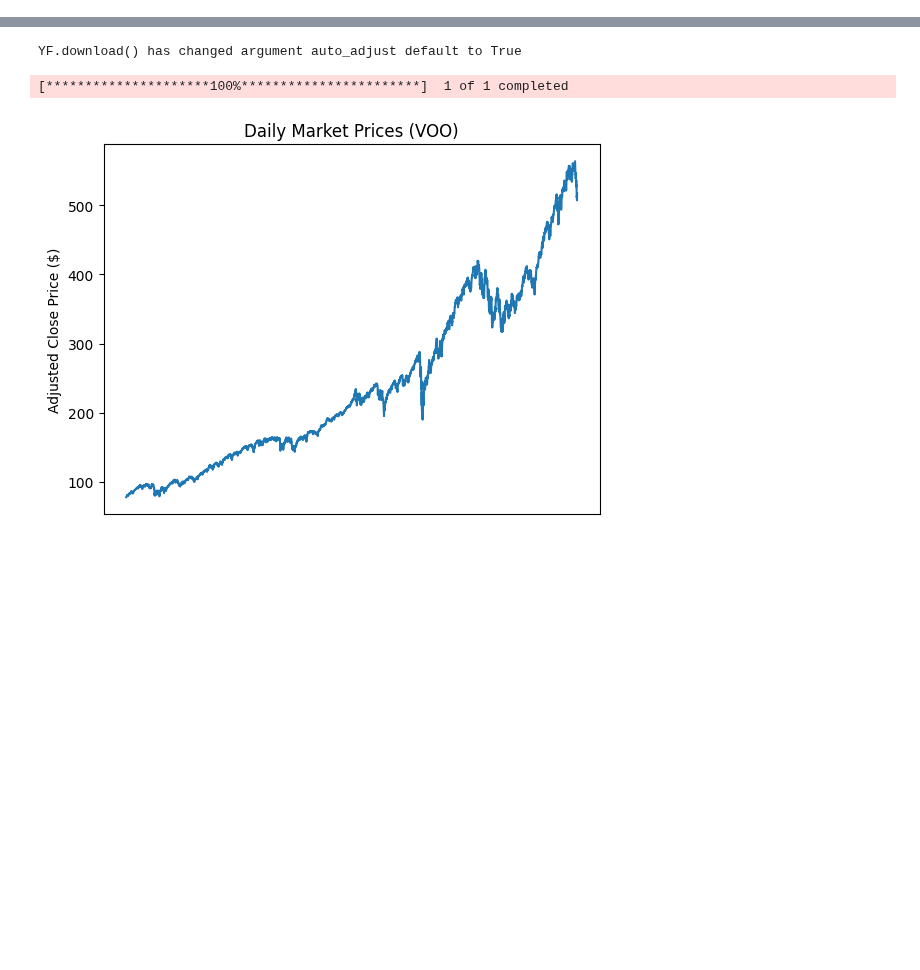
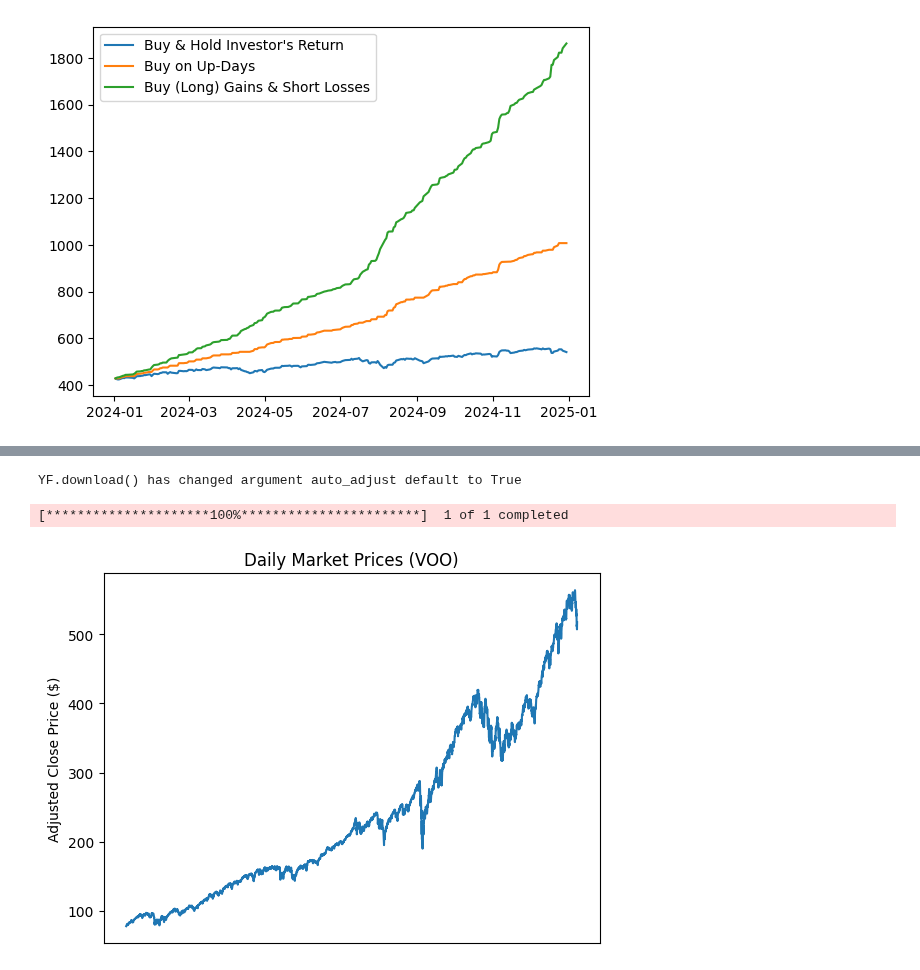
Before and after one commit to adamcataldo/letsbuildmodels, a Jupyter notebook: notebooks/stock_forecasting/market_forecasts.ipynb, the cells around one changed output, grey strips where cells are left out. Cells and saved outputs as stored; diff of their text form; code cells hidden in the pictures; blank space fills up the shorter version.

```diff
--- a/notebooks/stock_forecasting/market_forecasts.ipynb
+++ b/notebooks/stock_forecasting/market_forecasts.ipynb
@@ -0,0 +40,23 @@
+# %%
+# Compute the absolute value of daily_return
+abs_return = daily_return.abs()
+
+# Compute a series which starts with the first value of df and then the next value is the previous value plus the daily return if the daily return is positive, and the previous value otherwise
+shorting_return = df.copy()
+for i in range(1, len(shorting_return)):
+    prev = shorting_return.iloc[i-1, 0]
+    shorting_return.iloc[i, 0] = prev * (1 + abs_return.iloc[i, 0])
+
+# Plot the cumulative return and df on the same plot
+plt.figure()
+plt.plot(df)
+plt.plot(cumulative_return)
+plt.plot(shorting_return)
+plt.legend([
+    "Buy & Hold Investor's Return",
+    "Buy on Up-Days",
+    "Buy (Long) Gains & Short Losses"
+])
+plt.show()
+# %% [output]
+[figure, added]
```
Also changed, not shown: parts of 3 cells of this notebook.
